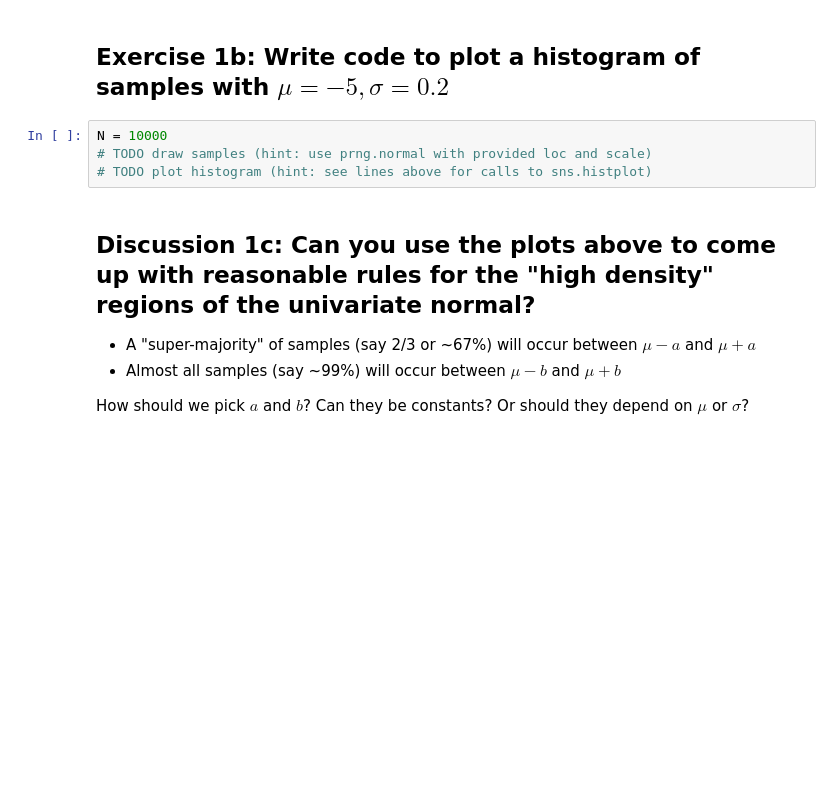
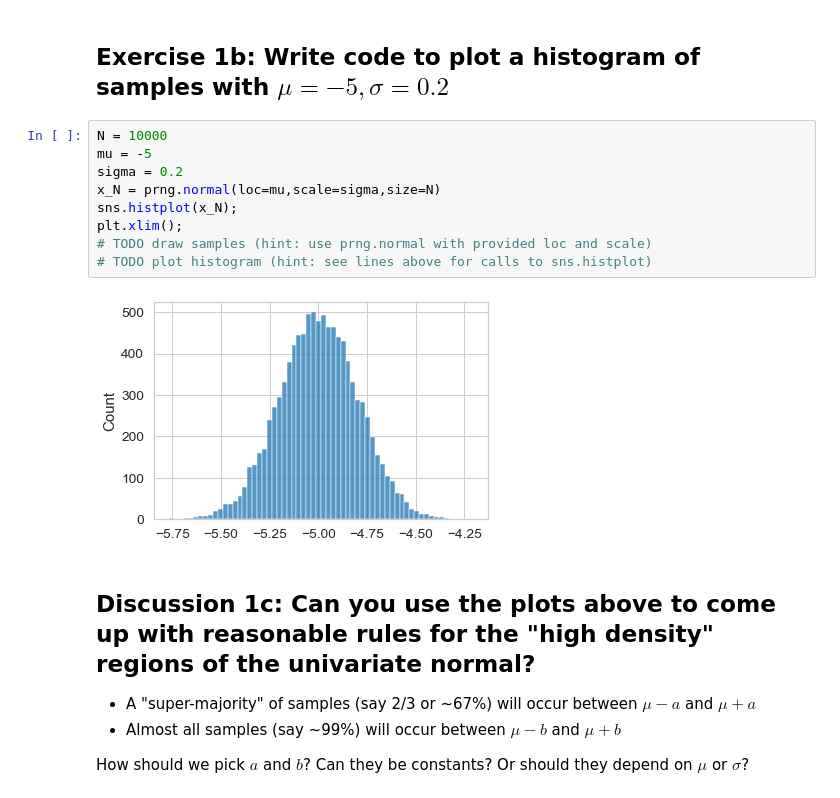
Before and after one commit to tufts-ml-courses/comp136-21s-assignments, a Jupyter notebook: notebooks/day05-UnivariateGaussianDistributions.ipynb, the cells around one changed output. Drawn from its saved outputs; the diff is of its cells as text; blank space fills up the shorter version.

```diff
--- a/notebooks/day05-UnivariateGaussianDistributions.ipynb
+++ b/notebooks/day05-UnivariateGaussianDistributions.ipynb
@@ -126,8 +147,15 @@ N = 10000
 ## Exercise 1b: Write code to plot a histogram of samples with $\mu = -5, \sigma = 0.2$
 # %%
 N = 10000
+mu = -5
+sigma = 0.2
+x_N = prng.normal(loc=mu,scale=sigma,size=N)
+sns.histplot(x_N);
+plt.xlim();
 # TODO draw samples (hint: use prng.normal with provided loc and scale)
 # TODO plot histogram (hint: see lines above for calls to sns.histplot)
+# %% [output]
+[figure, added]
 # %% [markdown]
 ## Discussion 1c: Can you use the plots above to come up with reasonable rules for the "high density" regions of the univariate normal?
 
```
Also changed, not shown: parts of 14 cells of this notebook.
